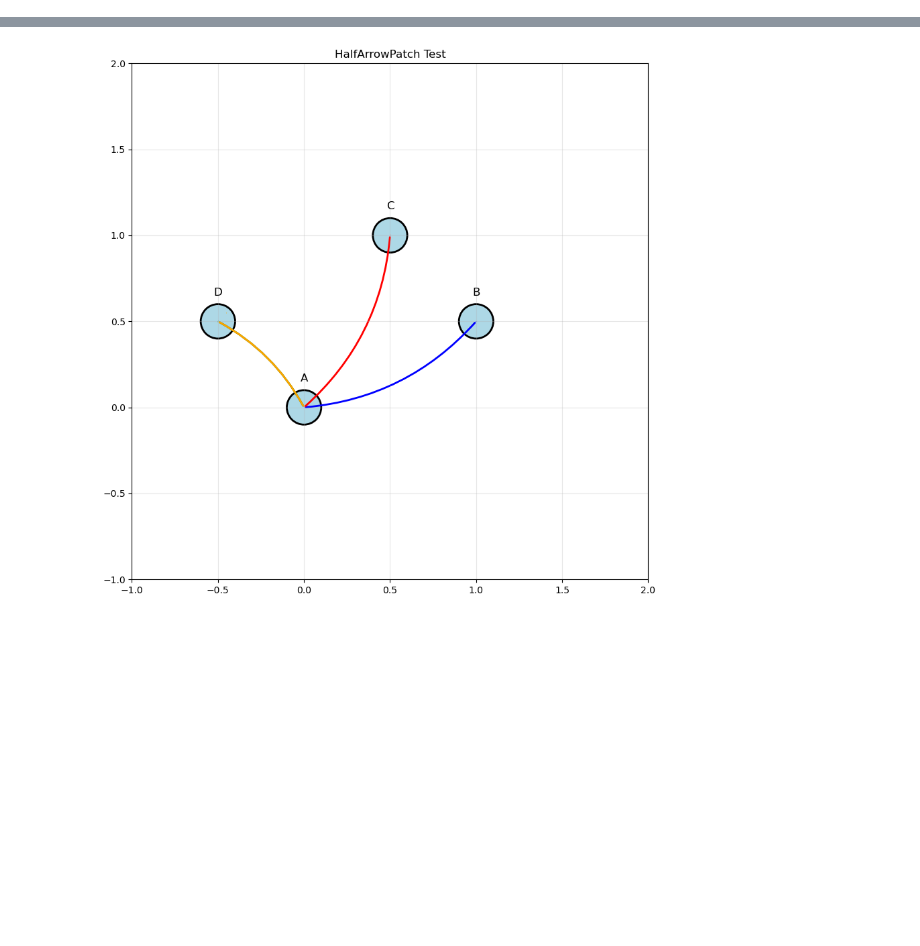
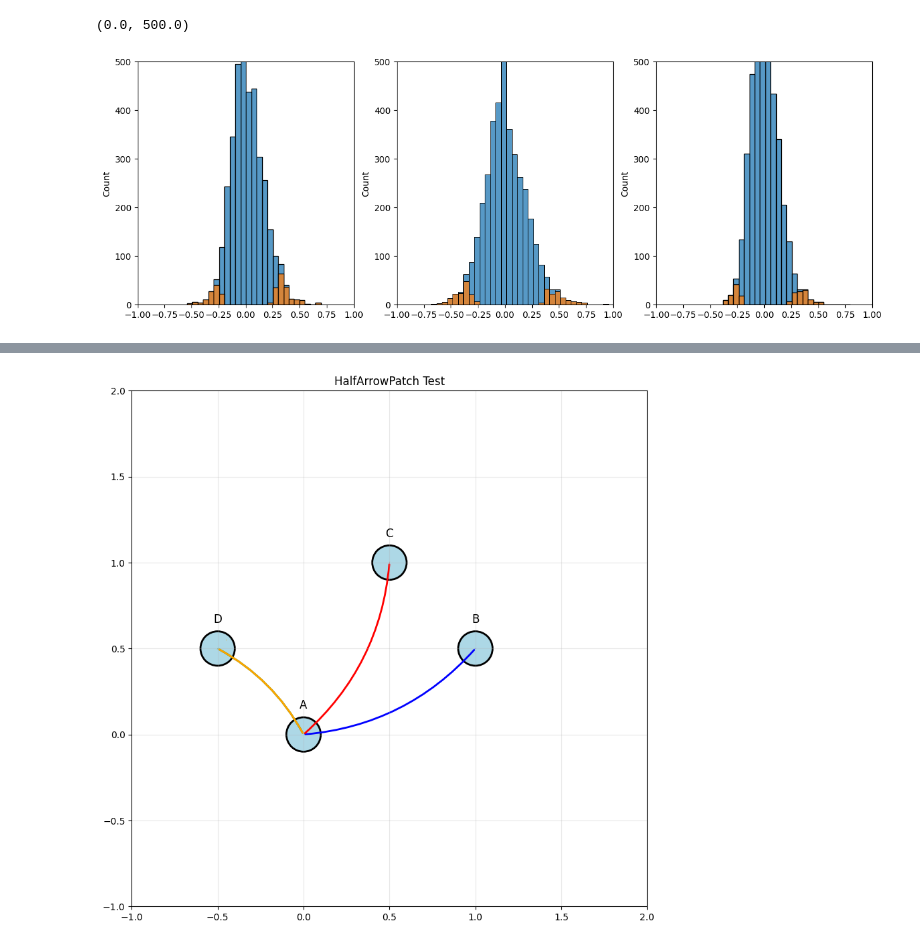
Before and after one commit to anacanoherranz/TFM, a Jupyter notebook: redes/redes.ipynb, the cells around one changed output, grey strips where cells are left out. Saved outputs shown, nothing was run; the diff lists cells and outputs as text; code cells hidden in the pictures; blank space fills up the shorter version.

```diff
--- a/redes/redes.ipynb
+++ b/redes/redes.ipynb
@@ -15,0 +547,46 @@ especies = data["especies"]
+# %%
+#sabiendo que matriz_sig tiene el mismo formato que matriz_coeficientes, hacer un histograma de los coeficientes significativos, es decir, aquellos para los que matriz_sig es distinto de cero, para cada ventana. Hacerlo en la misma figura, con tres subplots, uno para cada ventana.
+#en matriz sig hay un 1 o -1 para coeficientes significativos y un 0 para los no significativos,
+# hay que coger los coeficientes correspondientes a los 1 y -1 de matriz_sig, y hacer un histograma de esos coeficientes,
+
+matriz_sig_1 = data_1["matriz_significancia"]
+coefs_1_significativos = []
+for i in range(len(matriz_sig_1)):
+    for j in range(len(matriz_sig_1[i])):
+        if matriz_sig_1[i][j] != 0:
+            coefs_1_significativos.append(coef_1[i][j])
+
+matriz_sig_2 = data_2["matriz_significancia"]
+coefs_2_significativos = []
+for i in range(len(matriz_sig_2)):
+    for j in range(len(matriz_sig_2[i])):
+        if matriz_sig_2[i][j] != 0:
+            if coef_2[i][j]>-1 and coef_2[i][j]<1:
+                coefs_2_significativos.append(coef_2[i][j])
+
+matriz_sig_3 = data_3["matriz_significancia"]
+coefs_3_significativos = []
+for i in range(len(matriz_sig_3)):
+    for j in range(len(matriz_sig_3[i])):
+        if matriz_sig_3[i][j] != 0:
+            coefs_3_significativos.append(coef_3[i][j])
+
+plt.subplots(1, 3, figsize=(15, 5))
+sns.histplot(coef_1.flatten(), binwidth=0.05, ax=plt.subplot(1, 3, 1), )
+sns.histplot(coef_2_buenos.flatten(), binwidth=0.05, ax=plt.subplot(1, 3, 2), )
+sns.histplot(coef_3.flatten(), binwidth=0.05, ax=plt.subplot(1, 3, 3),)
+sns.histplot(coefs_1_significativos, binwidth=0.05, ax=plt.subplot(1, 3, 1), )
+sns.histplot(coefs_2_significativos, binwidth=0.05, ax=plt.subplot(1, 3, 2), )
+sns.histplot(coefs_3_significativos, binwidth=0.05, ax=plt.subplot(1, 3, 3), )
+
+
+#xlims
+plt.subplot(1, 3, 1).set_xlim(-1, 1)
+plt.subplot(1, 3, 2).set_xlim(-1, 1)
+plt.subplot(1, 3, 3).set_xlim(-1, 1)
+plt.subplot(1, 3, 1).set_ylim(0, 500)
+plt.subplot(1, 3, 2).set_ylim(0, 500)
+plt.subplot(1, 3, 3).set_ylim(0, 500)
+# %% [output]
+(0.0, 500.0)
+[figure, added]
```
Also changed, not shown: parts of 15 cells of this notebook, 38 other files.
